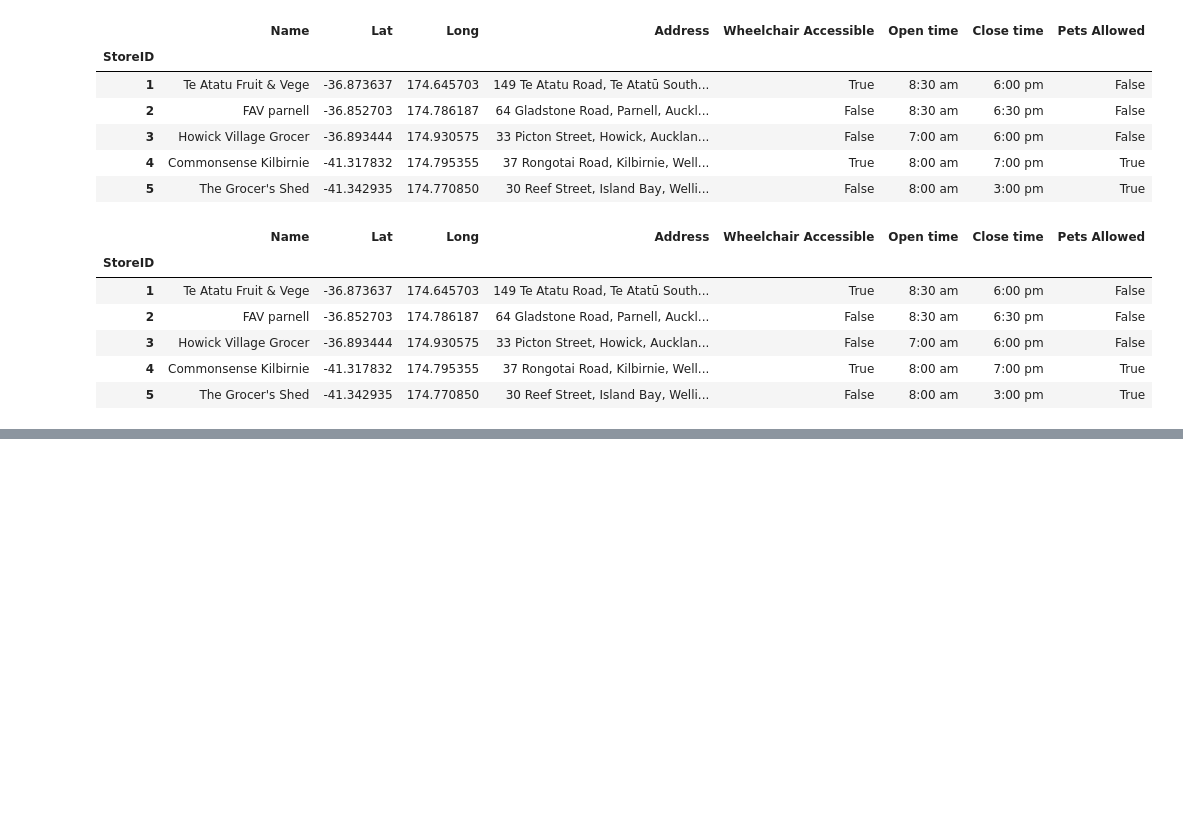
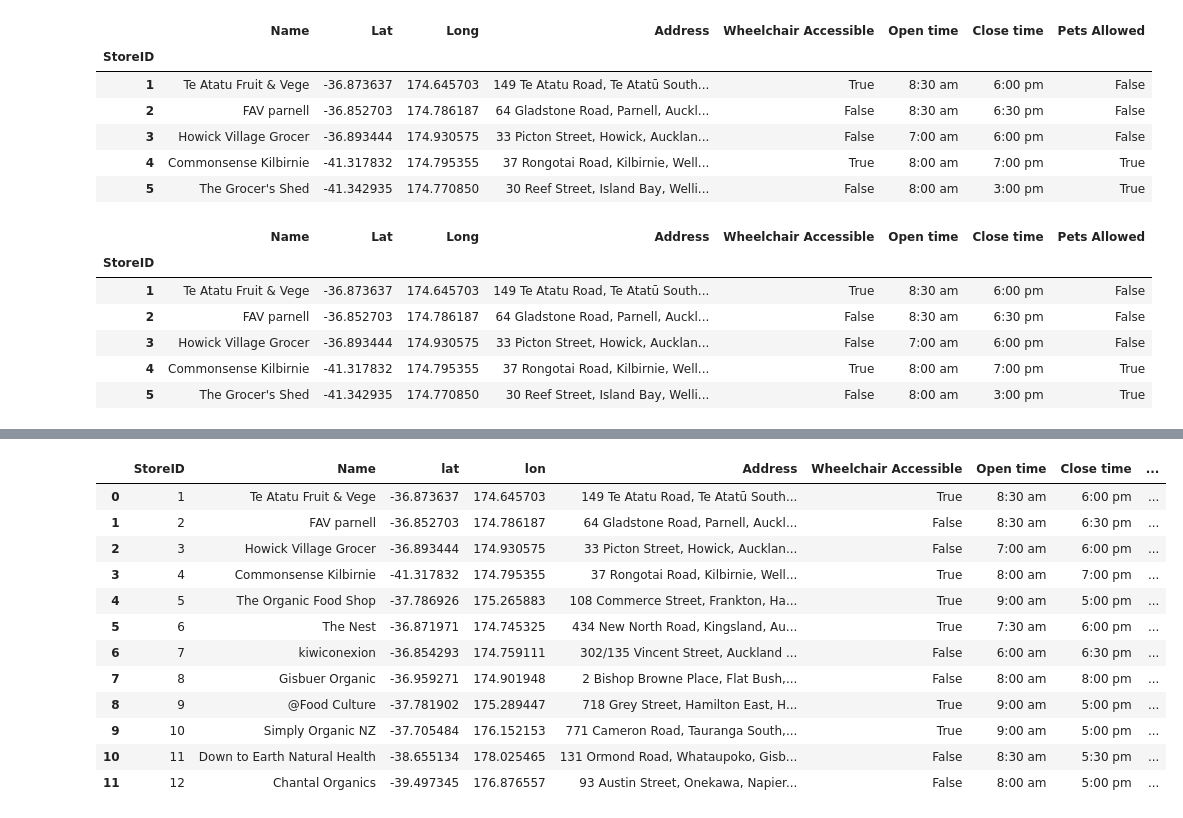
Before and after one commit to godfather-is-me/GDI-BioGro, a Jupyter notebook: map/testing.ipynb, the cells around one changed output, grey strips where cells are left out. Saved outputs shown, nothing was run; the diff lists cells and outputs as text; code cells hidden in the pictures; blank space fills up the shorter version.

Commit message:
added more stores

```diff
--- a/map/testing.ipynb
+++ b/map/testing.ipynb
@@ -235,0 +293,3 @@ new_store.to_csv("../data/stores.csv")
+# %%
+stores = pd.read_csv("../data/stores.csv")
+stores
@@ -235,0 +374,16 @@ new_store.to_csv("../data/stores.csv")
+# %%
+stores
+# %% [output]
+|  | StoreID | Name | lat | lon | Address | Wheelchair Accessible | Open time | Close time | ... |
+| 0 | 1 | Te Atatu Fruit & Vege | -36.873637 | 174.645703 | 149 Te Atatu Road, Te Atatū South... | True | 8:30 am | 6:00 pm | ... |
+| 1 | 2 | FAV parnell | -36.852703 | 174.786187 | 64 Gladstone Road, Parnell, Auckl... | False | 8:30 am | 6:30 pm | ... |
+| 2 | 3 | Howick Village Grocer | -36.893444 | 174.930575 | 33 Picton Street, Howick, Aucklan... | False | 7:00 am | 6:00 pm | ... |
+| 3 | 4 | Commonsense Kilbirnie | -41.317832 | 174.795355 | 37 Rongotai Road, Kilbirnie, Well... | True | 8:00 am | 7:00 pm | ... |
+| 4 | 5 | The Organic Food Shop | -37.786926 | 175.265883 | 108 Commerce Street, Frankton, Ha... | True | 9:00 am | 5:00 pm | ... |
+| 5 | 6 | The Nest | -36.871971 | 174.745325 | 434 New North Road, Kingsland, Au... | True | 7:30 am | 6:00 pm | ... |
+| 6 | 7 | kiwiconexion | -36.854293 | 174.759111 | 302/135 Vincent Street, Auckland ... | False | 6:00 am | 6:30 pm | ... |
+| 7 | 8 | Gisbuer Organic | -36.959271 | 174.901948 | 2 Bishop Browne Place, Flat Bush,... | False | 8:00 am | 8:00 pm | ... |
+| 8 | 9 | @Food Culture | -37.781902 | 175.289447 | 718 Grey Street, Hamilton East, H... | True | 9:00 am | 5:00 pm | ... |
+| 9 | 10 | Simply Organic NZ | -37.705484 | 176.152153 | 771 Cameron Road, Tauranga South,... | True | 9:00 am | 5:00 pm | ... |
+| 10 | 11 | Down to Earth Natural Health | -38.655134 | 178.025465 | 131 Ormond Road, Whataupoko, Gisb... | False | 8:30 am | 5:30 pm | ... |
+| 11 | 12 | Chantal Organics | -39.497345 | 176.876557 | 93 Austin Street, Onekawa, Napier... | False | 8:00 am | 5:00 pm | ... |
```
Also changed, not shown: parts of 15 cells of this notebook, 1 other file.
